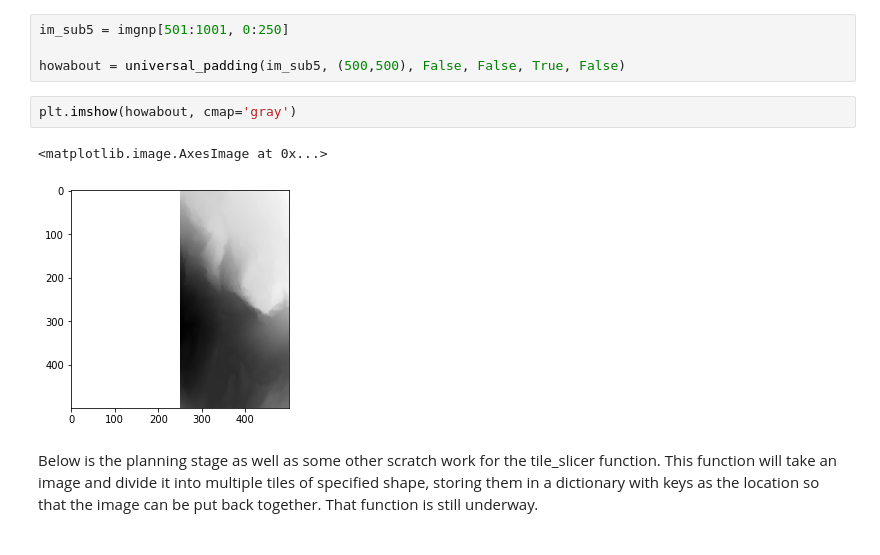
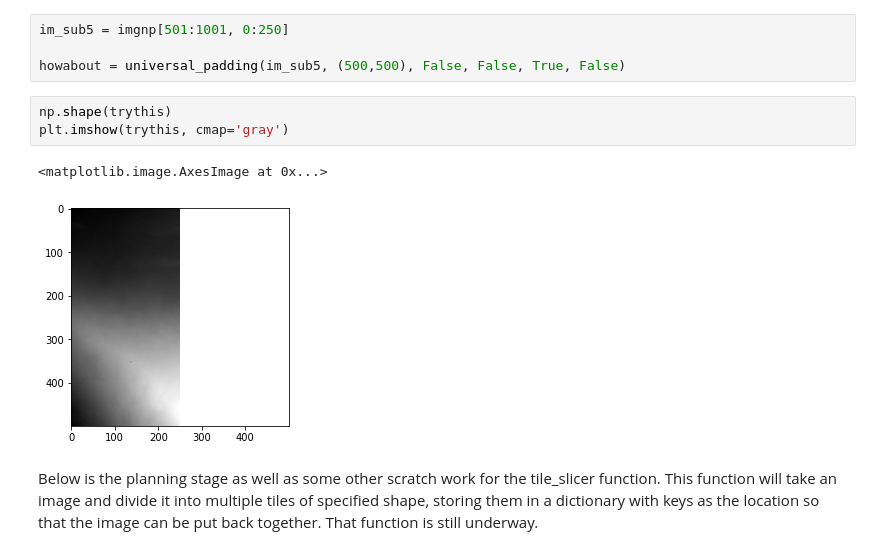
Before and after one commit to bessoh2/IA_DEM_Roughness, a Jupyter notebook: Jarrid's Project Work.ipynb, the cells around one changed output. Drawn from its saved outputs; the diff is of its cells as text.

```diff
--- a/Jarrid's Project Work.ipynb
+++ b/Jarrid's Project Work.ipynb
@@ -149,10 +149,11 @@ im_sub5 = imgnp[501:1001, 0:250]
 
 howabout = universal_padding(im_sub5, (500,500), False, False, True, False)
 # %%
-plt.imshow(howabout, cmap='gray')
+np.shape(trythis)
+plt.imshow(trythis, cmap='gray')
 # %% [output]
 <matplotlib.image.AxesImage at 0x...>
-[figure, old version]
+[figure, new version]
 # %% [markdown]
 Below is the planning stage as well as some other scratch work for the tile_slicer function. This function will take an image and divide it into multiple tiles of specified shape, storing them in a dictionary with keys as the location so that the image can be put back together. That function is still underway.
 # %%
```
Also changed, not shown: parts of 4 cells of this notebook.
